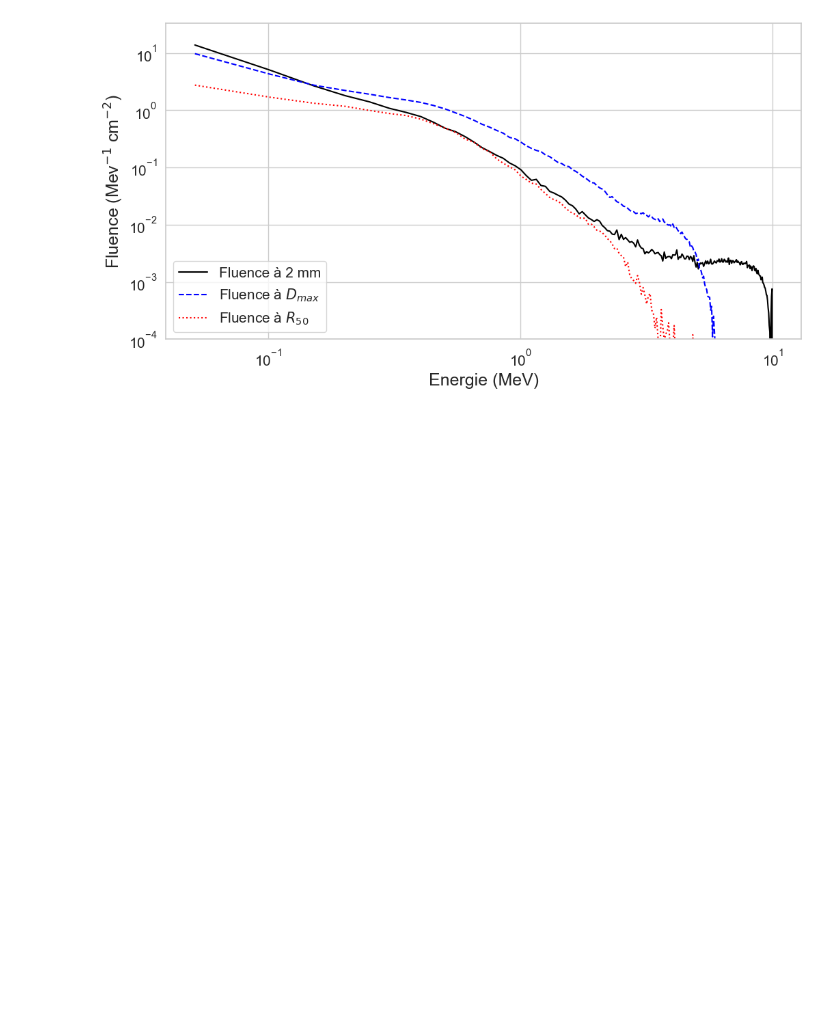
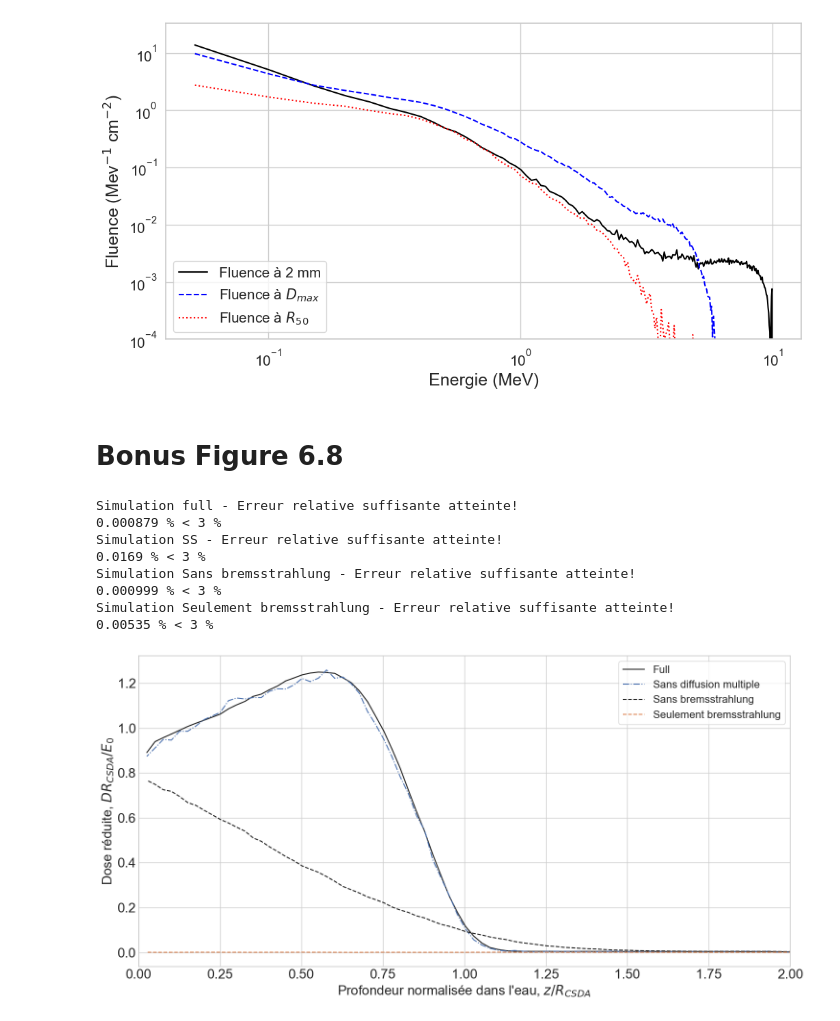
Before and after one commit to Frank0024/Devoir_TOPAS_2024, a Jupyter notebook: Devoir_TOPAS_2024.ipynb, the cells around one changed output. Drawn from its saved outputs; the diff is of its cells as text; code cells hidden in the pictures; blank space fills up the shorter version.

Commit message:
Ajout bonus

```diff
--- a/Devoir_TOPAS_2024.ipynb
+++ b/Devoir_TOPAS_2024.ipynb
@@ -382,3 +382,5 @@ plt.legend(fontsize=15,loc="lower left")
 plt.show()
 # %% [output]
 [figure]
+# %% [markdown]
+# Bonus Figure 6.8
@@ -384,0 +427,64 @@ plt.show()
+# %%
+# initialisation des figures
+
+fig, ax = plt.subplots(1, 1, figsize=(15, 7.5))
+
+ax.set_xlabel("Profondeur normalisée dans l'eau, $z/R_{CSDA}$ ", fontsize='20')
+ax.set_ylabel("Dose réduite, $DR_{CSDA}/E_0$", fontsize='20')
+ax.set_title("", fontsize='20')
+ax.tick_params(direction='in', labelsize='20')
+
+marker = ['k-','-.','k--','--']
+labels = ['Full', 'Sans diffusion multiple', 'Sans bremsstrahlung', 'Seulement bremsstrahlung']
+
+for i in range(len(results)):
+    if i <= 1:
+        data[i][:bin_nbr,:] = csv_to_np(results[i], "Figure_6_8") # extraction des données csv en numpy array
+
+    else:
+        data[i][:bin_nbr,:] = csv_to_np(results[i], "Figure_6_8", skip_num=9) # extraction des données csv en numpy array
+
+    bins = data[i][:bin_nbr,0]
+    dose = data[i][:bin_nbr,1]
+    std = data[i][:bin_nbr,2]
+
+    dose_norm = dose/(1000*MeV_to_joule*in_fluence[i]) # MeV cm2/g, conversion des MeV en Joule et normalisation par la fluence initiale
+
+    # vecteurs de profondeur
+    depth = (bin_nbr-bins)*(tot_depth/bin_nbr) # cm, défini à partir des numéros de bins et de la profondeur totale du scorer
+    depth_norm = depth/Rcsda_cm # cm
+
+    dose_red = dose_norm*Rcsda/energie
+
+    ax.plot(depth_norm, dose_red, marker[i], label = labels[i])
+
+    # erreur relative
+    std_rel[i] = (np.nanmean(std/dose))*100 # % erreur moyenne sur mesure de dose
+    if std_rel[i] < 3: # erreur maximale est choisie à 3%
+        print("Simulation", sims[i], "- Erreur relative suffisante atteinte!")
+        print(format(std_rel[i], '.3g'), "% <", "3 %")
+    else:
+        print("Simulation", sims[i], "- Erreur relative trop élevée")
+        print(format(std_rel[i], '.3g'), "% >", "3 %")
+
+
+ax.set_xlim([0, 2])
+ax.legend(loc=0, frameon=True, fontsize='16')
+ax.tick_params(direction='in', labelsize='20')
+
+plt.grid(True)
+plt.tight_layout()  # Adjusts the plot to ensure everything fits without overlapping
+
+# plt.savefig("/Users/mohammedobaid/Desktop/fig1.jpg",dpi=600,bbox_inches="tight")
+
+plt.show()
+# %% [output]
+Simulation full - Erreur relative suffisante atteinte!
+0.000879 % < 3 %
+Simulation SS - Erreur relative suffisante atteinte!
+0.0169 % < 3 %
+Simulation Sans bremsstrahlung - Erreur relative suffisante atteinte!
+0.000999 % < 3 %
+Simulation Seulement bremsstrahlung - Erreur relative suffisante atteinte!
+0.00535 % < 3 %
+[figure, added]
```
Also changed, not shown: parts of 5 cells of this notebook.
